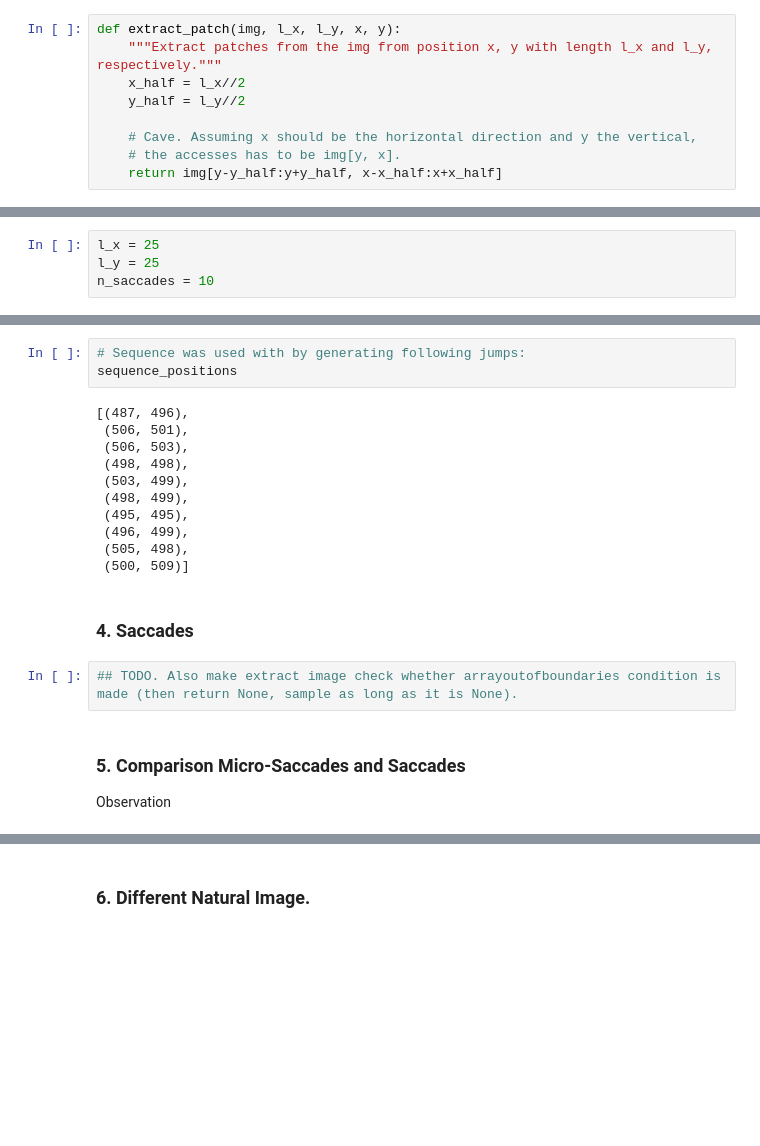
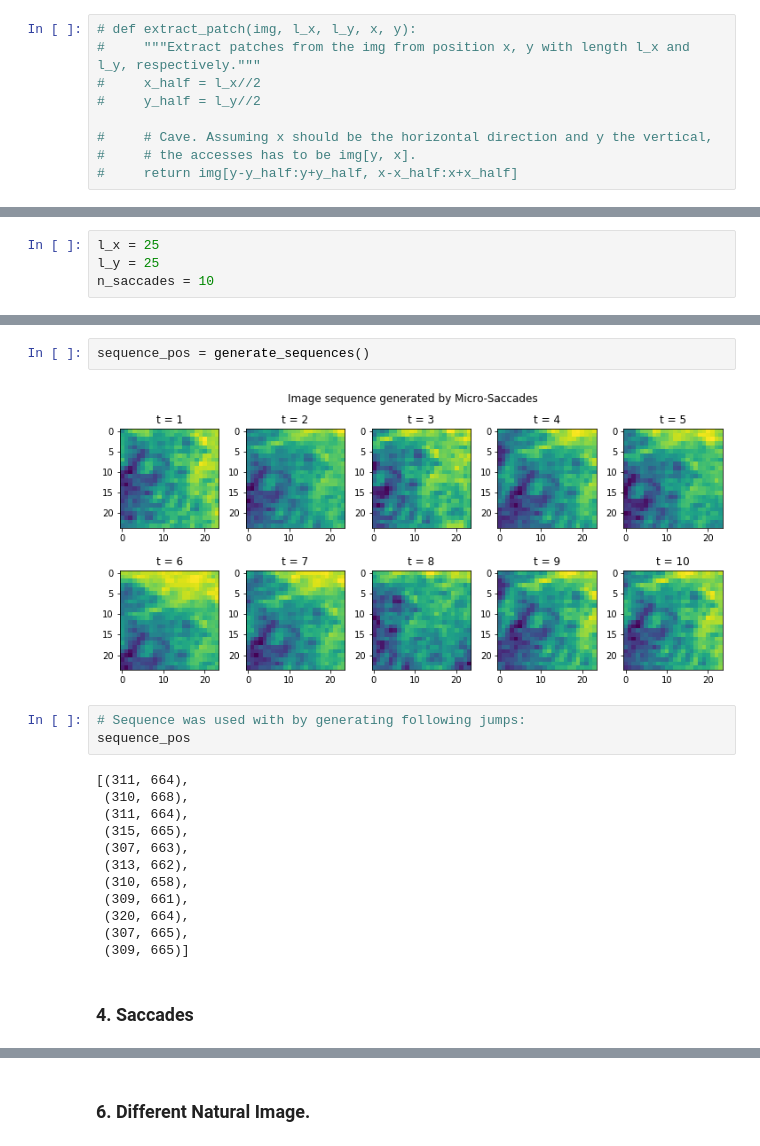
Before and after one commit to DorotheaMueller/mhbf, a Jupyter notebook: ex_1_budding_mueller.ipynb, the cells around one changed output, grey strips where cells are left out. Drawn from its saved outputs; the diff is of its cells as text; blank space fills up the shorter version.

```diff
--- a/ex_1_budding_mueller.ipynb
+++ b/ex_1_budding_mueller.ipynb
@@ -174,14 +181,14 @@ img.shape
 # %% [markdown]
 ### 2.
 # %%
-def extract_patch(img, l_x, l_y, x, y):
-    """Extract patches from the img from position x, y with length l_x and l_y, respectively."""
-    x_half = l_x//2
-    y_half = l_y//2
+# def extract_patch(img, l_x, l_y, x, y):
+#     """Extract patches from the img from position x, y with length l_x and l_y, respectively."""
+#     x_half = l_x//2
+#     y_half = l_y//2
 
-    # Cave. Assuming x should be the horizontal direction and y the vertical,
-    # the accesses has to be img[y, x].
-    return img[y-y_half:y+y_half, x-x_half:x+x_half]
+#     # Cave. Assuming x should be the horizontal direction and y the vertical,
+#     # the accesses has to be img[y, x].
+#     return img[y-y_half:y+y_half, x-x_half:x+x_half]
 # %%
 def x_in_border(img, x, x_half):
     return x + x_half < img.shape[1] and x - x_half > 0
@@ -317,22 +281,21 @@ True
+# %%
+sequence_pos = generate_sequences()
+# %% [output]
+[figure, added]
 # %%
 # Sequence was used with by generating following jumps:
-sequence_positions
+sequence_pos
 # %% [output]
-[(487, 496),
- (506, 501),
- (506, 503),
- (498, 498),
- (503, 499),
- (498, 499),
- (495, 495),
- (496, 499),
- (505, 498),
- (500, 509)]
+[(311, 664),
+ (310, 668),
+ (311, 664),
+ (315, 665),
+ (307, 663),
+ (313, 662),
+ (310, 658),
+ (309, 661),
+ (320, 664),
+ (307, 665),
+ (309, 665)]
 # %% [markdown]
 ### 4. Saccades
-# %%
-## TODO. Also make extract image check whether arrayoutofboundaries condition is made (then return None, sample as long as it is None).
-# %% [markdown]
-### 5. Comparison Micro-Saccades and Saccades
-
-Observation
```
Also changed, not shown: parts of 17 cells of this notebook.
